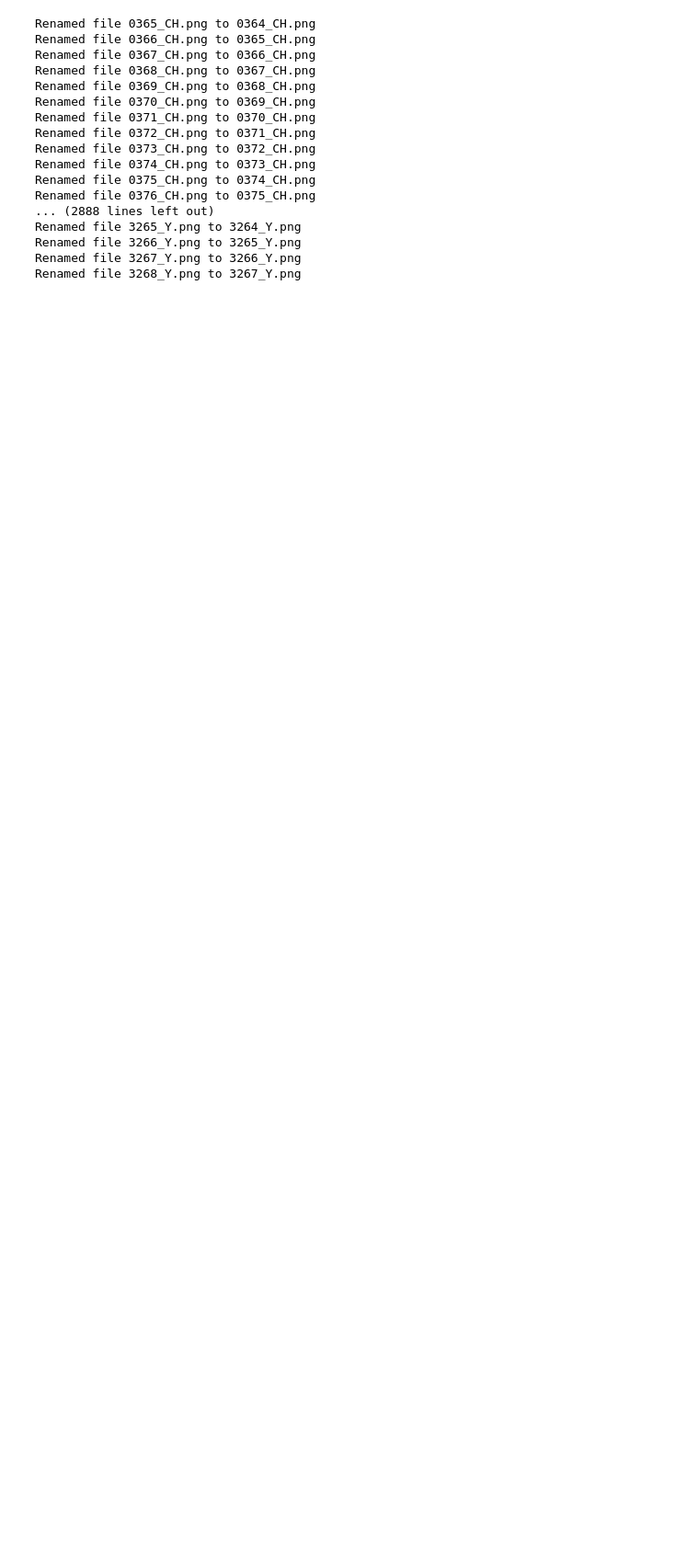
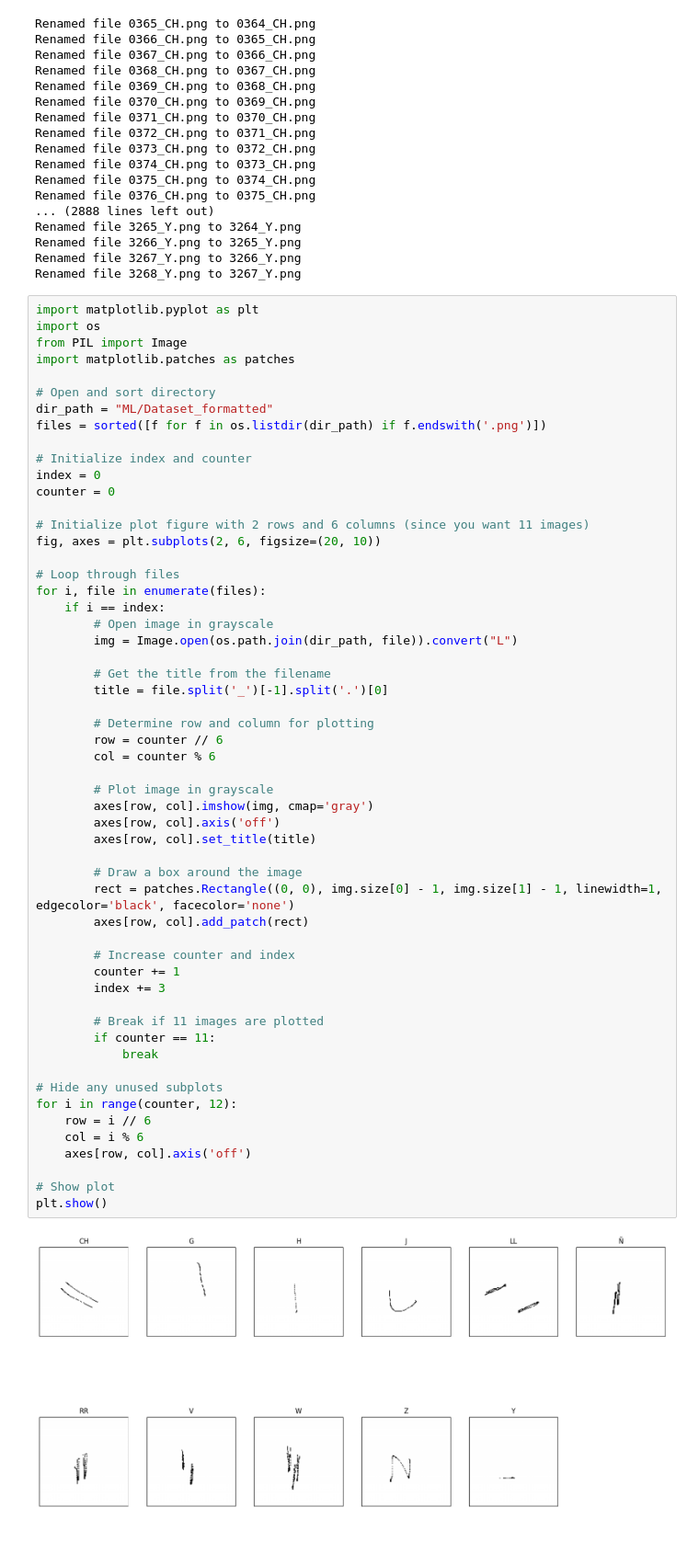
Before and after one commit to PabloPicass0/DualSense, a Jupyter notebook: Backend/dataset_formatting.ipynb, the cells around one changed output. Shown at 92% size. Drawn from its saved outputs; the diff is of its cells as text; blank space fills up the shorter version.

```diff
--- a/Backend/dataset_formatting.ipynb
+++ b/Backend/dataset_formatting.ipynb
@@ -370,3 +369,60 @@ Renamed file 3265_Y.png to 3264_Y.png
 Renamed file 3266_Y.png to 3265_Y.png
 Renamed file 3267_Y.png to 3266_Y.png
 Renamed file 3268_Y.png to 3267_Y.png
+# %%
+import matplotlib.pyplot as plt
+import os
+from PIL import Image
+import matplotlib.patches as patches
+
+# Open and sort directory
+dir_path = "ML/Dataset_formatted"
+files = sorted([f for f in os.listdir(dir_path) if f.endswith('.png')])
+
+# Initialize index and counter
+index = 0
+counter = 0
+
+# Initialize plot figure with 2 rows and 6 columns (since you want 11 images)
+fig, axes = plt.subplots(2, 6, figsize=(20, 10))
+
+# Loop through files
+for i, file in enumerate(files):
+    if i == index:
+        # Open image in grayscale
+        img = Image.open(os.path.join(dir_path, file)).convert("L")
+
+        # Get the title from the filename
+        title = file.split('_')[-1].split('.')[0]
+
+        # Determine row and column for plotting
+        row = counter // 6
+        col = counter % 6
+
+        # Plot image in grayscale
+        axes[row, col].imshow(img, cmap='gray')
+        axes[row, col].axis('off')
+        axes[row, col].set_title(title)
+
+        # Draw a box around the image
+        rect = patches.Rectangle((0, 0), img.size[0] - 1, img.size[1] - 1, linewidth=1, edgecolor='black', facecolor='none')
+        axes[row, col].add_patch(rect)
+
+        # Increase counter and index
+        counter += 1
+        index += 3
+
+        # Break if 11 images are plotted
+        if counter == 11:
+            break
+
+# Hide any unused subplots
+for i in range(counter, 12):
+    row = i // 6
+    col = i % 6
+    axes[row, col].axis('off')
+
+# Show plot
+plt.show()
+# %% [output]
+[figure, added]
```
Also changed, not shown: parts of 1 cell of this notebook, 34 other files.
